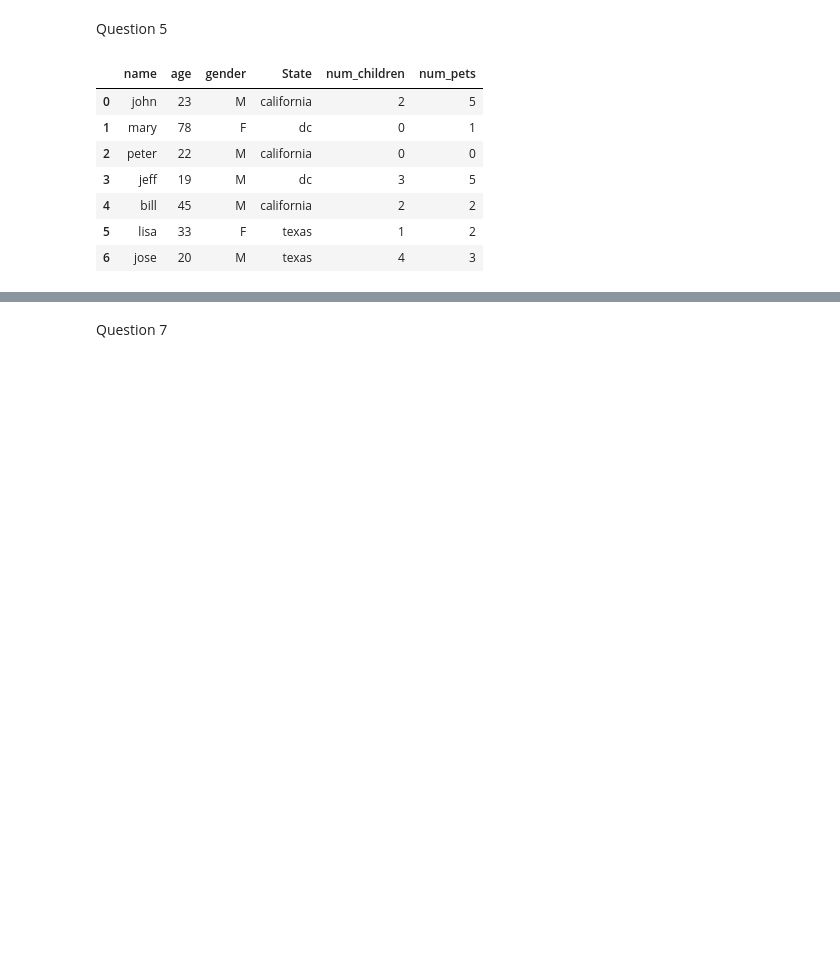
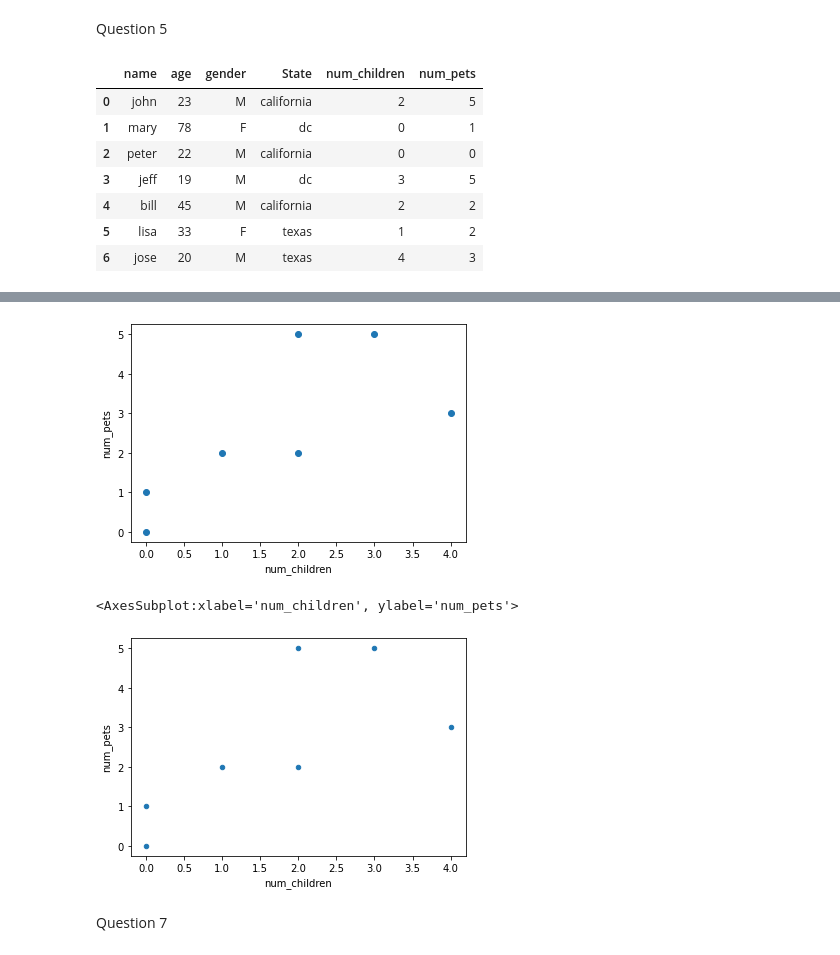
Before and after one commit to zbowen0225/cs5242, a Jupyter notebook: practice1_python_pytorch.ipynb, the cells around one changed output, grey strips where cells are left out. Drawn from its saved outputs; the diff is of its cells as text; code cells hidden in the pictures; blank space fills up the shorter version.

```diff
--- a/practice1_python_pytorch.ipynb
+++ b/practice1_python_pytorch.ipynb
@@ -116,8 +118,12 @@ dict
 # %% [markdown]
 Question 5
 # %%
-# Import the pandas library as pd and the matplotlib.pylot library as plt. Convert the
+# Import the pandas library as pd and the matplotlib.pyplot library as plt. Convert the
 # dictionary above to a dataframe
+import pandas as pd
+import matplotlib.pyplot as plt
+
+df=pd.DataFrame(dict)
 # %%
 df
 # %% [output]
@@ -139,2 +143,17 @@ Question 6
+# %%
+# Plot a scatterplot of 'num_childern' against 'num_pets'
+x=df['num_children']
+y=df['num_pets']
+plt.scatter(x,y)
+plt.ylabel('num_pets')
+plt.xlabel('num_children')
+plt.show()
+
+#another way
+df.plot.scatter('num_children','num_pets')
+# %% [output]
+[figure, added]
+<AxesSubplot:xlabel='num_children', ylabel='num_pets'>
+[figure, added]
 # %% [markdown]
 Question 7
```
Also changed, not shown: parts of 85 cells of this notebook.
